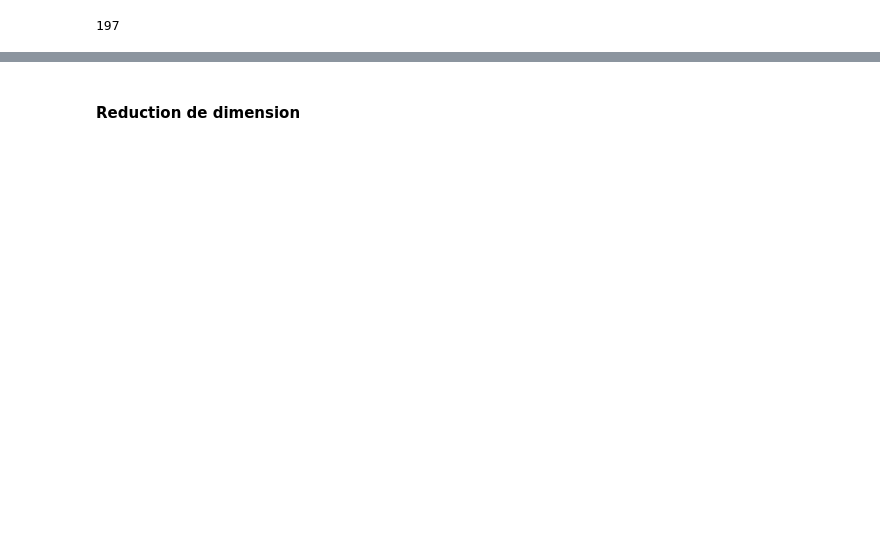
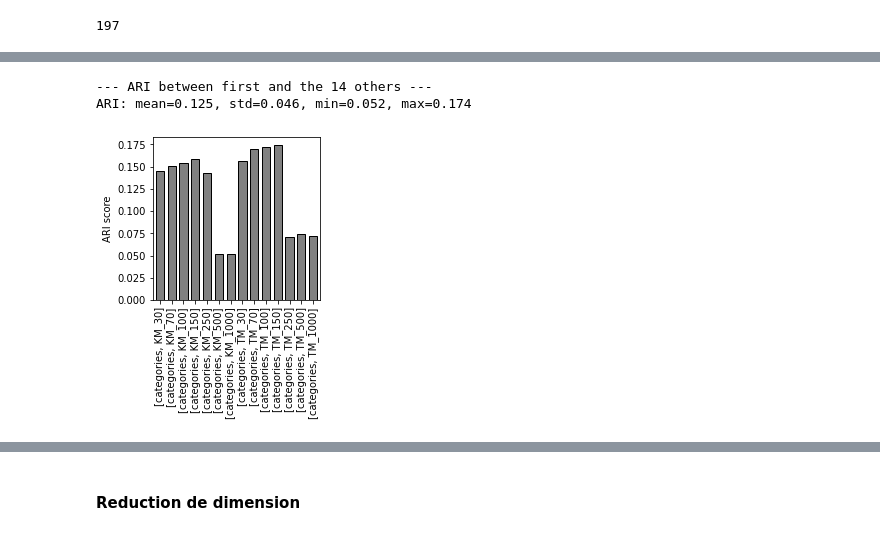
Before and after one commit to SmellyArmure/OC_DS_Project6, a Jupyter notebook: NOTEBOOK/P6_Cleaning_NLP.ipynb, the cells around one changed output, grey strips where cells are left out. Cells and saved outputs as stored; diff of their text form; code cells hidden in the pictures; blank space fills up the shorter version.

```diff
--- a/NOTEBOOK/P6_Cleaning_NLP.ipynb
+++ b/NOTEBOOK/P6_Cleaning_NLP.ipynb
@@ -1102,0 +1062,24 @@ plt.tight_layout(rect=[0,0,1,0.92])
+# %%
+# Getting the labels of clustering for each set of param (1 param)
+
+max_features_list = [30, 70, 100, 150, 250, 500, 1000]
+
+for max_feat in max_features_list:
+    doc_matrix_df, _ = \
+        compute_doc_terms_df(df_desc_cat['description'],
+                         preproc_func= tokenize_clean,
+                         preproc_func_params = {'stopwords': sw,
+                                                'stemmer': None,
+                                                'lemmatizer': lemmatizer},
+                         vec_params = {'min_df': 5, # min nb of descriptions that must contain the word
+                                       'max_features':max_feat}, # max nb of words to keep among the most used
+                         tfidf_on=False)
+    # Appending the best results of the Topics Modeler clustering
+    df_res_clust = pd.concat([df_res_clust,
+                              topicsmodeler_doc_matrix(doc_matrix_df,
+                                                         n_model='nmf',
+                                                         name='TM_'+str(max_feat),
+                                                         n_components=7)],
+                             axis=1)
+                            #   clustering_doc_matrix(doc_matrix_df,
+                            #                         str(max_feat))], axis=1)
@@ -1102,0 +1096,21 @@ plt.tight_layout(rect=[0,0,1,0.92])
+# %%
+# Comparison of clusters labels with true categories
+
+from sklearn.metrics import adjusted_rand_score
+
+ser_ari_pairs_models = ARI_column_pairs(df_res_clust, first_vs_others=True,
+                                        print_opt=True)
+# %% [output]
+--- ARI between first and the 14 others ---
+ARI: mean=0.125, std=0.046, min=0.052, max=0.174
+# %%
+# Plotting the results
+
+fig = plt.figure(figsize=(3,3))
+ser_ari_pairs_models.plot.bar(width=0.7, color='grey', ec='k')
+plt.ylabel('ARI score')
+# plt.title('ARI score comparing the cluster\nlabel prediction of pairs of models')
+# plt.gca().set(ylim=(0.85,1))
+plt.show()
+# %% [output]
+[figure, added]
```
Also changed, not shown: parts of 60 cells of this notebook, 3 other files.
